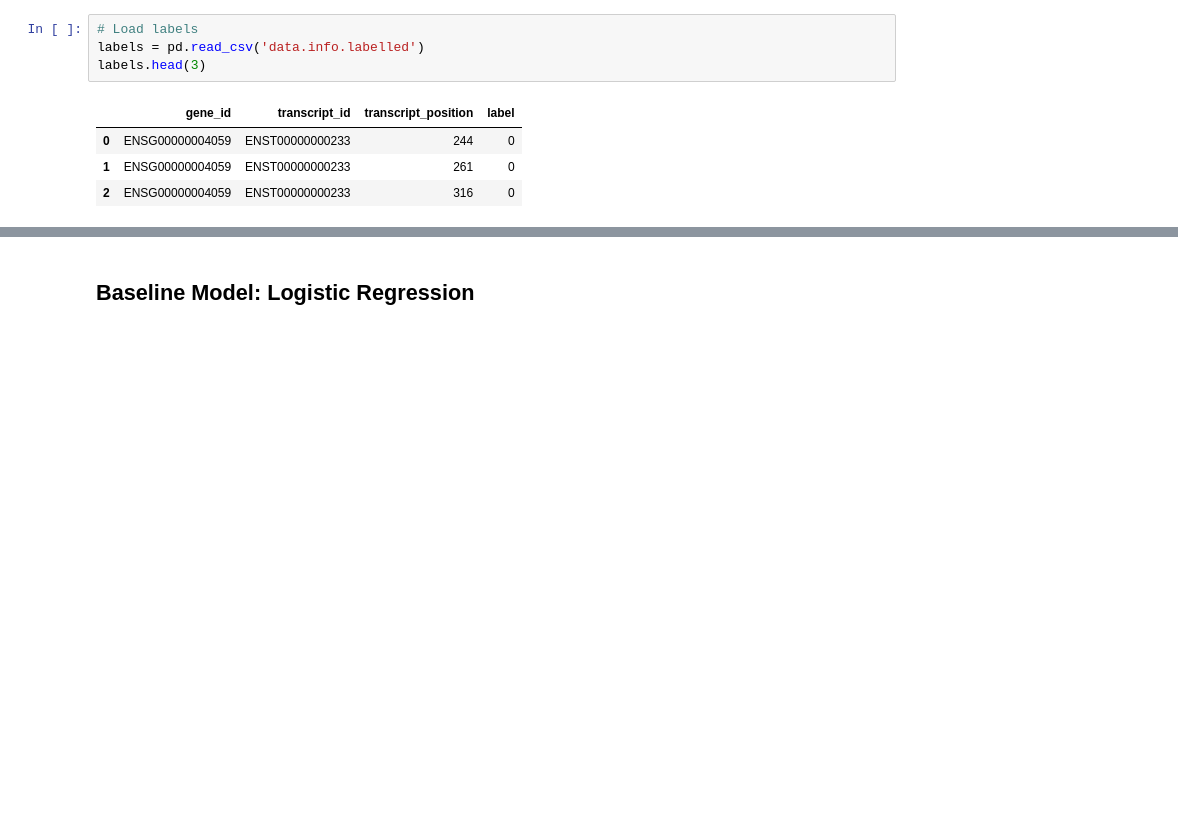
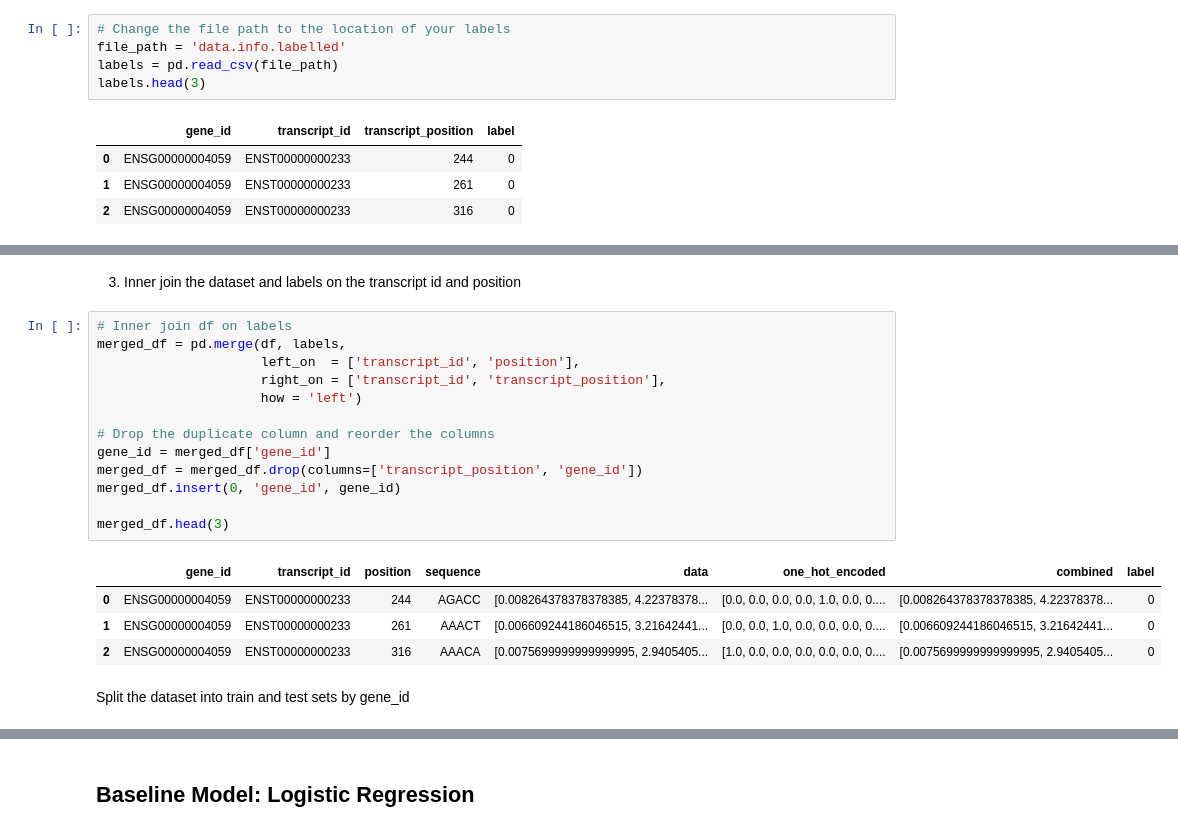
Before and after one commit to okk15y/DSA4262, a Jupyter notebook: project.ipynb, the cells around one changed output, grey strips where cells are left out. Saved outputs shown, nothing was run; the diff lists cells and outputs as text; blank space fills up the shorter version.

```diff
--- a/project.ipynb
+++ b/project.ipynb
@@ -59,8 +65,9 @@ def load_json_gz_to_dataframe(file_path, num_lines=0):
 # %% [markdown]
 ### `data.info.labelled`
 # %%
-# Load labels
-labels = pd.read_csv('data.info.labelled')
+# Change the file path to the location of your labels
+file_path = 'data.info.labelled'
+labels = pd.read_csv(file_path)
 labels.head(3)
 # %% [output]
 |  | gene_id | transcript_id | transcript_position | label |
@@ -69,0 +133,22 @@ labels.head(3)
+# %% [markdown]
+3. Inner join the dataset and labels on the transcript id and position
+# %%
+# Inner join df on labels
+merged_df = pd.merge(df, labels,
+                     left_on  = ['transcript_id', 'position'],
+                     right_on = ['transcript_id', 'transcript_position'],
+                     how = 'left')
+
+# Drop the duplicate column and reorder the columns
+gene_id = merged_df['gene_id']
+merged_df = merged_df.drop(columns=['transcript_position', 'gene_id'])
+merged_df.insert(0, 'gene_id', gene_id)
+
+merged_df.head(3)
+# %% [output]
+|  | gene_id | transcript_id | position | sequence | data | one_hot_encoded | combined | label |
+| 0 | ENSG00000004059 | ENST00000000233 | 244 | AGACC | [0.008264378378378385, 4.22378378... | [0.0, 0.0, 0.0, 0.0, 1.0, 0.0, 0.... | [0.008264378378378385, 4.22378378... | 0 |
+| 1 | ENSG00000004059 | ENST00000000233 | 261 | AAACT | [0.006609244186046515, 3.21642441... | [0.0, 0.0, 1.0, 0.0, 0.0, 0.0, 0.... | [0.006609244186046515, 3.21642441... | 0 |
+| 2 | ENSG00000004059 | ENST00000000233 | 316 | AAACA | [0.0075699999999999995, 2.9405405... | [1.0, 0.0, 0.0, 0.0, 0.0, 0.0, 0.... | [0.0075699999999999995, 2.9405405... | 0 |
+# %% [markdown]
+Split the dataset into train and test sets by gene_id
```
Also changed, not shown: parts of 54 cells of this notebook, 3 other files.
